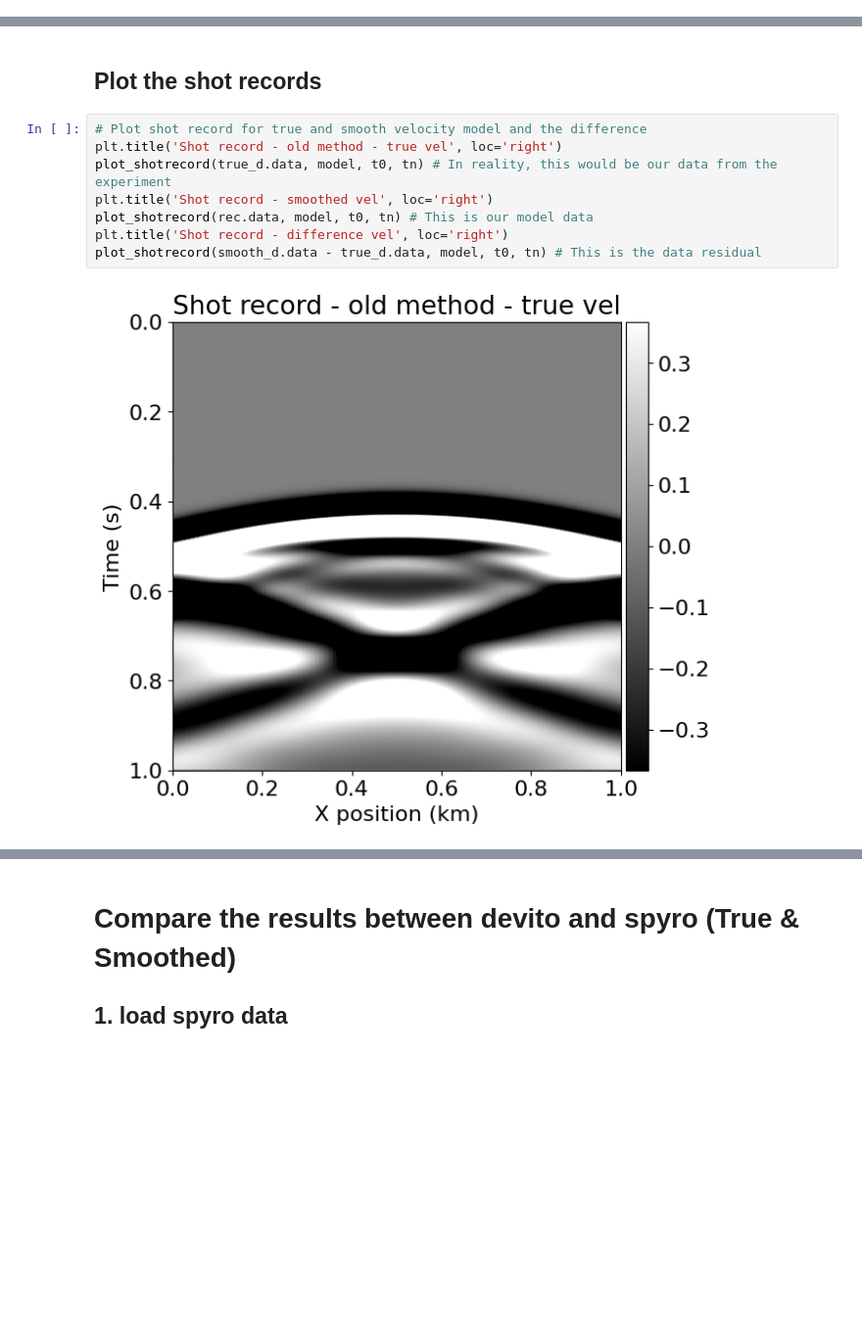
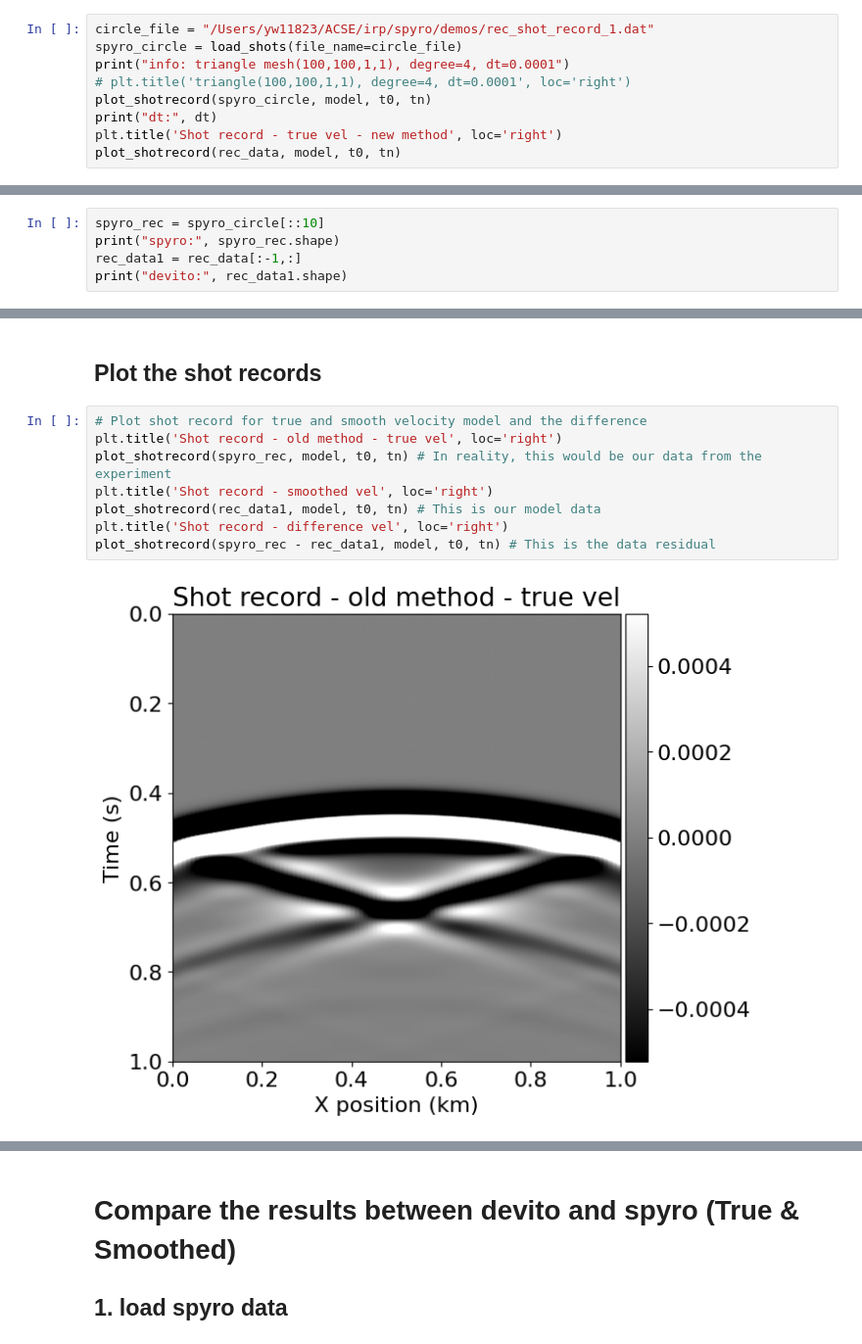
Before and after one commit to acse-yw11823/spyro, a Jupyter notebook: 2project_forward-devito.ipynb, the cells around one changed output, grey strips where cells are left out. Shown at 98% size. Drawn from its saved outputs; the diff is of its cells as text; blank space fills up the shorter version.

```diff
--- a/2project_forward-devito.ipynb
+++ b/2project_forward-devito.ipynb
@@ -625,0 +502,9 @@ plot_shotrecord(spyro_circle, model, t0, tn)
+# %%
+circle_file = "/Users/yw11823/ACSE/irp/spyro/demos/rec_shot_record_1.dat"
+spyro_circle = load_shots(file_name=circle_file)
+print("info: triangle mesh(100,100,1,1), degree=4, dt=0.0001")
+# plt.title('triangle(100,100,1,1), degree=4, dt=0.0001', loc='right')
+plot_shotrecord(spyro_circle, model, t0, tn)
+print("dt:", dt)
+plt.title('Shot record - true vel - new method', loc='right')
+plot_shotrecord(rec_data, model, t0, tn)
@@ -625,0 +516,5 @@ plot_shotrecord(spyro_circle, model, t0, tn)
+# %%
+spyro_rec = spyro_circle[::10]
+print("spyro:", spyro_rec.shape)
+rec_data1 = rec_data[:-1,:]
+print("devito:", rec_data1.shape)
@@ -628,10 +532,10 @@ plot_shotrecord(spyro_circle, model, t0, tn)
 # %%
 # Plot shot record for true and smooth velocity model and the difference
 plt.title('Shot record - old method - true vel', loc='right')
-plot_shotrecord(true_d.data, model, t0, tn) # In reality, this would be our data from the experiment
+plot_shotrecord(spyro_rec, model, t0, tn) # In reality, this would be our data from the experiment
 plt.title('Shot record - smoothed vel', loc='right')
-plot_shotrecord(rec.data, model, t0, tn) # This is our model data
+plot_shotrecord(rec_data1, model, t0, tn) # This is our model data
 plt.title('Shot record - difference vel', loc='right')
-plot_shotrecord(smooth_d.data - true_d.data, model, t0, tn) # This is the data residual
+plot_shotrecord(spyro_rec - rec_data1, model, t0, tn) # This is the data residual
 # %% [output]
-[figure, old version]
+[figure, new version]
```
Also changed, not shown: parts of 35 cells of this notebook, 24 other files.
